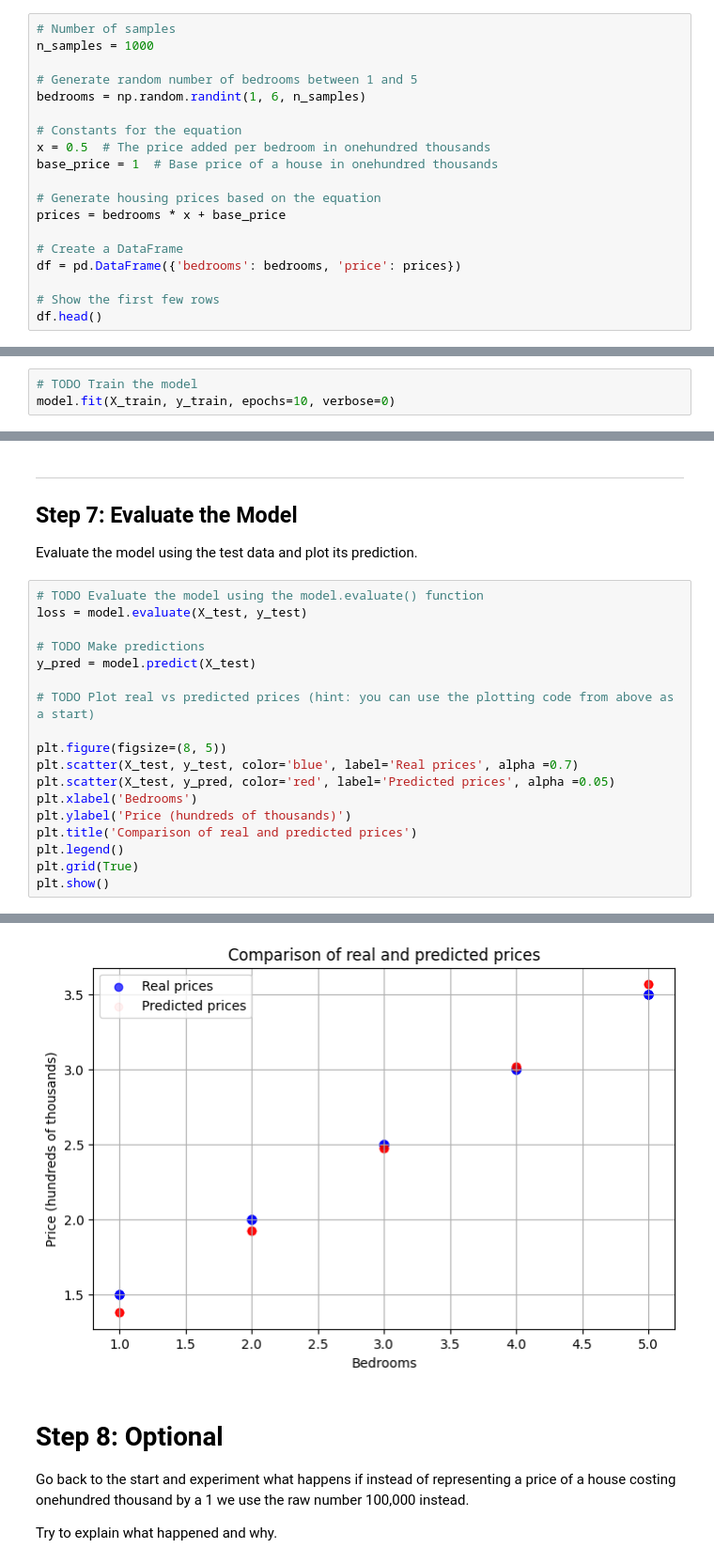
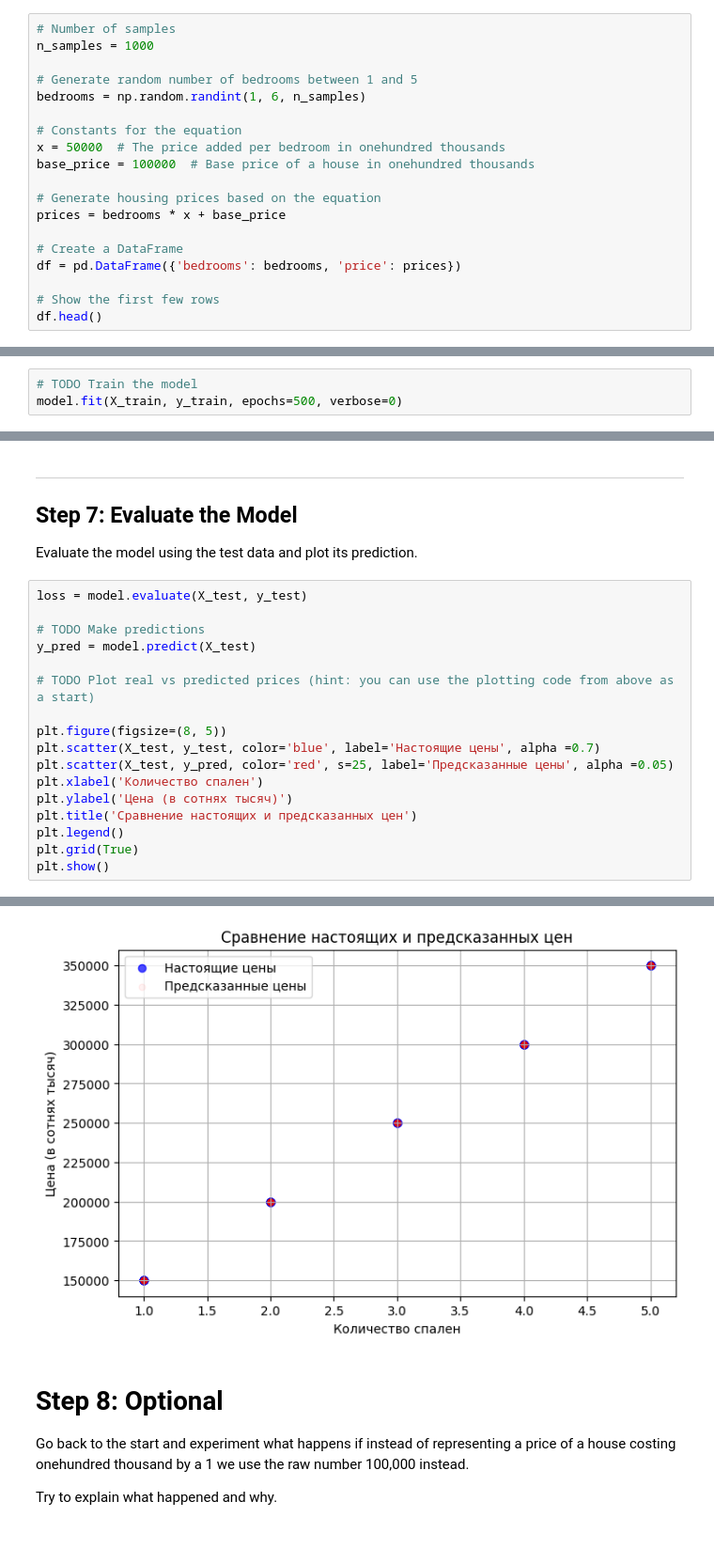
Before and after one commit to Jesuisgmo/ML_opencampus_Kiel, a Jupyter notebook: machine-learning-with-tensorflow/week-01/Week1_Notebook1_Housing_Prices.ipynb, the cells around one changed output, grey strips where cells are left out. Shown at 94% size. Saved outputs shown, nothing was run; the diff lists cells and outputs as text; blank space fills up the shorter version.

```diff
--- a/machine-learning-with-tensorflow/week-01/Week1_Notebook1_Housing_Prices.ipynb
+++ b/machine-learning-with-tensorflow/week-01/Week1_Notebook1_Housing_Prices.ipynb
@@ -30,8 +33,8 @@ n_samples = 1000
 bedrooms = np.random.randint(1, 6, n_samples)
 
 # Constants for the equation
-x = 0.5  # The price added per bedroom in onehundred thousands
-base_price = 1  # Base price of a house in onehundred thousands
+x = 50000  # The price added per bedroom in onehundred thousands
+base_price = 100000  # Base price of a house in onehundred thousands
 
 # Generate housing prices based on the equation
 prices = bedrooms * x + base_price
@@ -111,7 +113,7 @@ Model: "sequential"
 Train the model using the training data.
 # %%
 # TODO Train the model
-model.fit(X_train, y_train, epochs=10, verbose=0)
+model.fit(X_train, y_train, epochs=500, verbose=0)
 # %% [output]
 <keras.src.callbacks.history.History at 0x...>
 # %% [markdown]
@@ -120,7 +122,6 @@ model.fit(X_train, y_train, epochs=10, verbose=0)
 ## Step 7: Evaluate the Model
 Evaluate the model using the test data and plot its prediction.
 # %%
-# TODO Evaluate the model using the model.evaluate() function
 loss = model.evaluate(X_test, y_test)
 
 # TODO Make predictions
@@ -129,11 +130,11 @@ y_pred = model.predict(X_test)
 # TODO Plot real vs predicted prices (hint: you can use the plotting code from above as a start)
 
 plt.figure(figsize=(8, 5))
-plt.scatter(X_test, y_test, color='blue', label='Real prices', alpha =0.7)
-plt.scatter(X_test, y_pred, color='red', label='Predicted prices', alpha =0.05)
-plt.xlabel('Bedrooms')
-plt.ylabel('Price (hundreds of thousands)')
-plt.title('Comparison of real and predicted prices')
+plt.scatter(X_test, y_test, color='blue', label='Настоящие цены', alpha =0.7)
+plt.scatter(X_test, y_pred, color='red', s=25, label='Предсказанные цены', alpha =0.05)
+plt.xlabel('Количество спален')
+plt.ylabel('Цена (в сотнях тысяч)')
+plt.title('Сравнение настоящих и предсказанных цен')
 plt.legend()
 plt.grid(True)
 plt.show()
@@ -142,5 +143,5 @@ plt.show()
 7/7 ━━━━━━━━━━━━━━━━━━━━ 0s 4ms/step
-[figure, old version]
+[figure, new version]
 # %% [markdown]
 # Step 8: Optional
 Go back to the start and experiment what happens if instead of representing a price of a house costing onehundred thousand by a 1 we use the raw number 100,000 instead.
```
Also changed, not shown: parts of 7 cells of this notebook.
